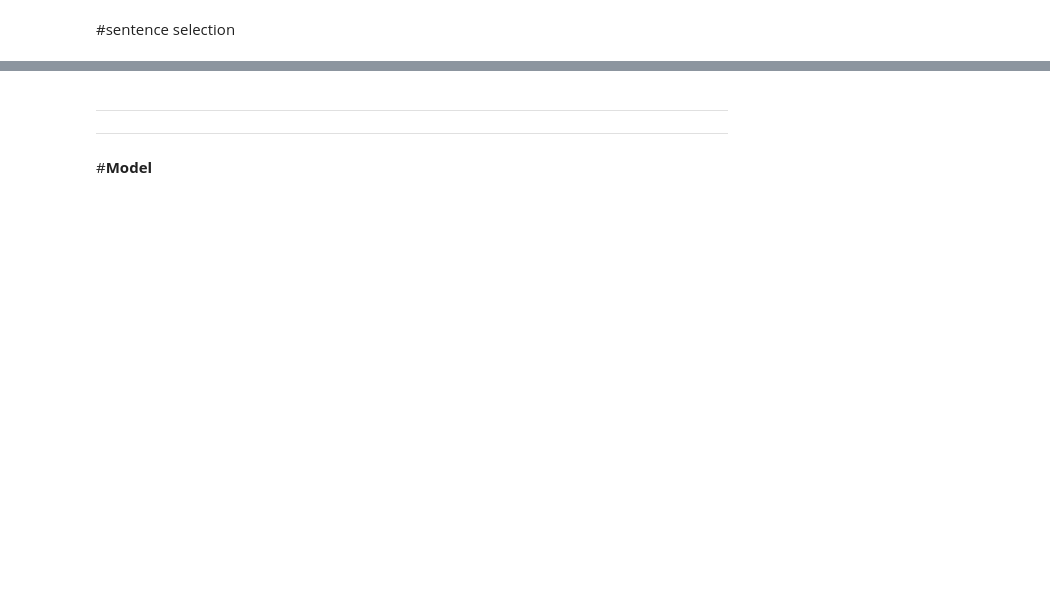
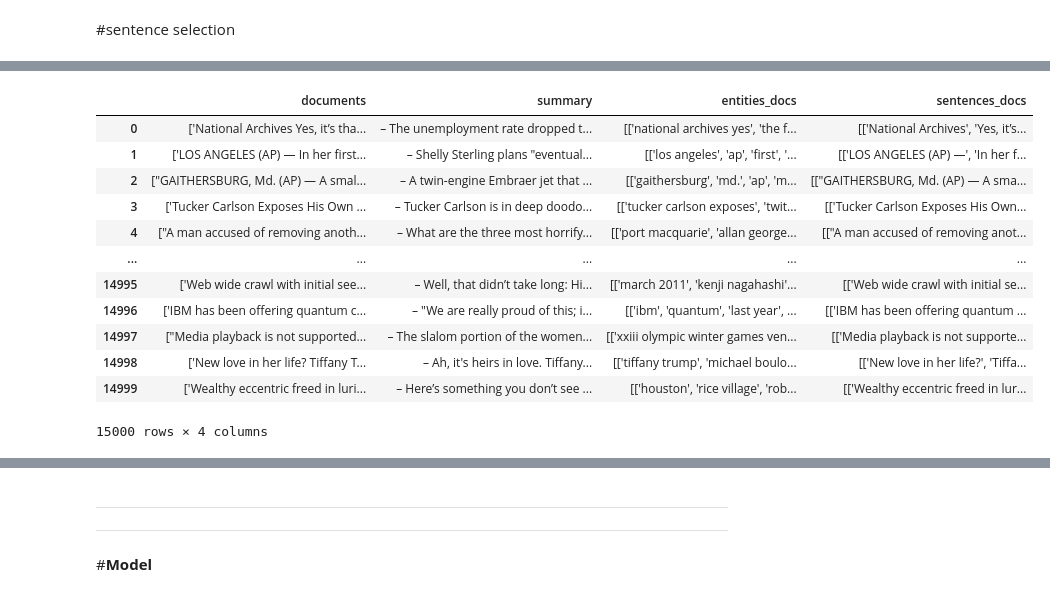
Before and after one commit to bhar-gav/MDS-COLAB, a Jupyter notebook: FID_entity_pyramid_based.ipynb, the cells around one changed output, grey strips where cells are left out. Cells and saved outputs as stored; diff of their text form; code cells hidden in the pictures; blank space fills up the shorter version.

```diff
--- a/FID_entity_pyramid_based.ipynb
+++ b/FID_entity_pyramid_based.ipynb
@@ -281,0 +339,3 @@ dtype: object
+# %%
+import pandas as pd
+df=pd.read_csv("split_sent_train_fid.csv")
@@ -281,0 +378,17 @@ dtype: object
+# %%
+df=df[:15000]
+df
+# %% [output]
+|  | documents | summary | entities_docs | sentences_docs |
+| 0 | ['National Archives Yes, it’s tha... | – The unemployment rate dropped t... | [['national archives yes', 'the f... | [['National Archives', 'Yes, it’s... |
+| 1 | ['LOS ANGELES (AP) — In her first... | – Shelly Sterling plans "eventual... | [['los angeles', 'ap', 'first', '... | [['LOS ANGELES (AP) —', 'In her f... |
+| 2 | ["GAITHERSBURG, Md. (AP) — A smal... | – A twin-engine Embraer jet that ... | [['gaithersburg', 'md.', 'ap', 'm... | [["GAITHERSBURG, Md. (AP) — A sma... |
+| 3 | ['Tucker Carlson Exposes His Own ... | – Tucker Carlson is in deep doodo... | [['tucker carlson exposes', 'twit... | [['Tucker Carlson Exposes His Own... |
+| 4 | ["A man accused of removing anoth... | – What are the three most horrify... | [['port macquarie', 'allan george... | [["A man accused of removing anot... |
+| ... | ... | ... | ... | ... |
+| 14995 | ['Web wide crawl with initial see... | – Well, that didn’t take long: Hi... | [['march 2011', 'kenji nagahashi'... | [['Web wide crawl with initial se... |
+| 14996 | ['IBM has been offering quantum c... | – "We are really proud of this; i... | [['ibm', 'quantum', 'last year', ... | [['IBM has been offering quantum ... |
+| 14997 | ["Media playback is not supported... | – The slalom portion of the women... | [['xxiii olympic winter games ven... | [['Media playback is not supporte... |
+| 14998 | ['New love in her life? Tiffany T... | – Ah, it's heirs in love. Tiffany... | [['tiffany trump', 'michael boulo... | [['New love in her life?', 'Tiffa... |
+| 14999 | ['Wealthy eccentric freed in luri... | – Here’s something you don’t see ... | [['houston', 'rice village', 'rob... | [['Wealthy eccentric freed in lur... |
+15000 rows × 4 columns
```
Also changed, not shown: parts of 62 cells of this notebook.
